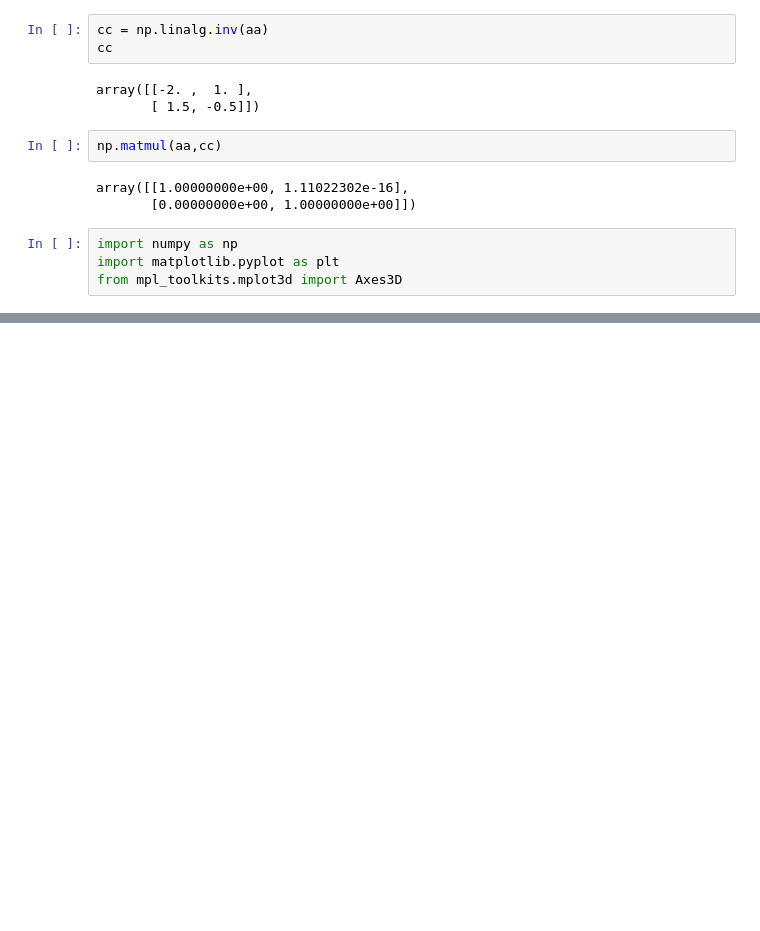
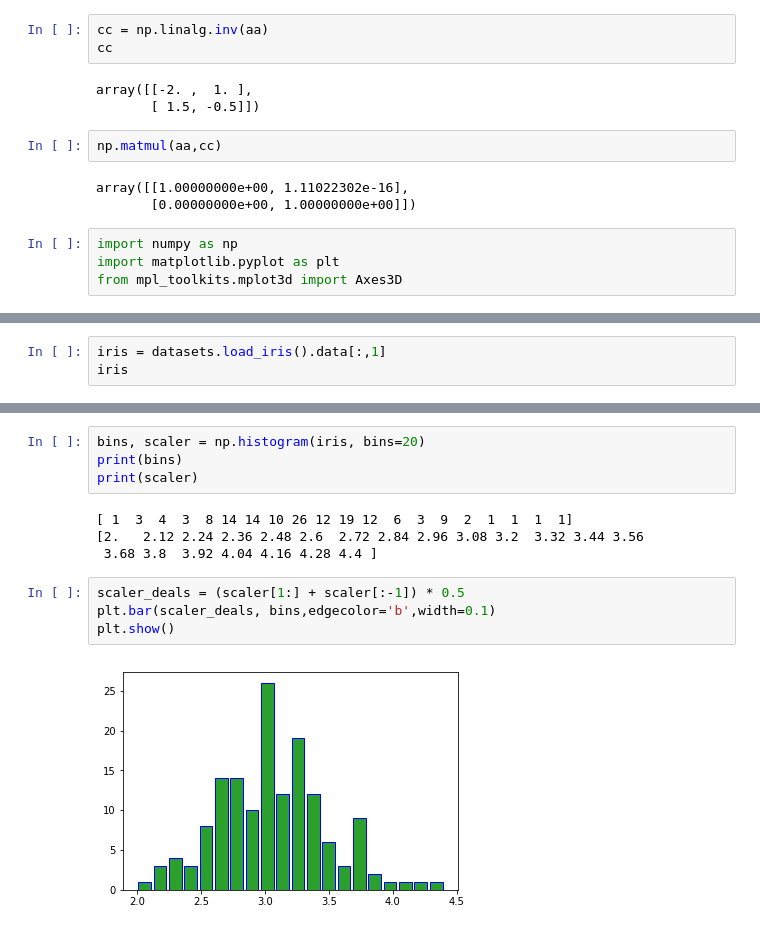
Before and after one commit to Parker-Lyu/ML_BY_Andrew, a Jupyter notebook: Test.ipynb, the cells around one changed output, grey strips where cells are left out. Saved outputs shown, nothing was run; the diff lists cells and outputs as text; blank space fills up the shorter version.

```diff
--- a/Test.ipynb
+++ b/Test.ipynb
@@ -72,0 +78,3 @@ plt.show()
+# %%
+iris = datasets.load_iris().data[:,1]
+iris
@@ -72,0 +94,14 @@ plt.show()
+# %%
+bins, scaler = np.histogram(iris, bins=20)
+print(bins)
+print(scaler)
+# %% [output]
+[ 1  3  4  3  8 14 14 10 26 12 19 12  6  3  9  2  1  1  1  1]
+[2.   2.12 2.24 2.36 2.48 2.6  2.72 2.84 2.96 3.08 3.2  3.32 3.44 3.56
+ 3.68 3.8  3.92 4.04 4.16 4.28 4.4 ]
+# %%
+scaler_deals = (scaler[1:] + scaler[:-1]) * 0.5
+plt.bar(scaler_deals, bins,edgecolor='b',width=0.1)
+plt.show()
+# %% [output]
+[figure, added]
```
Also changed, not shown: parts of 6 cells of this notebook, 2 other files.
